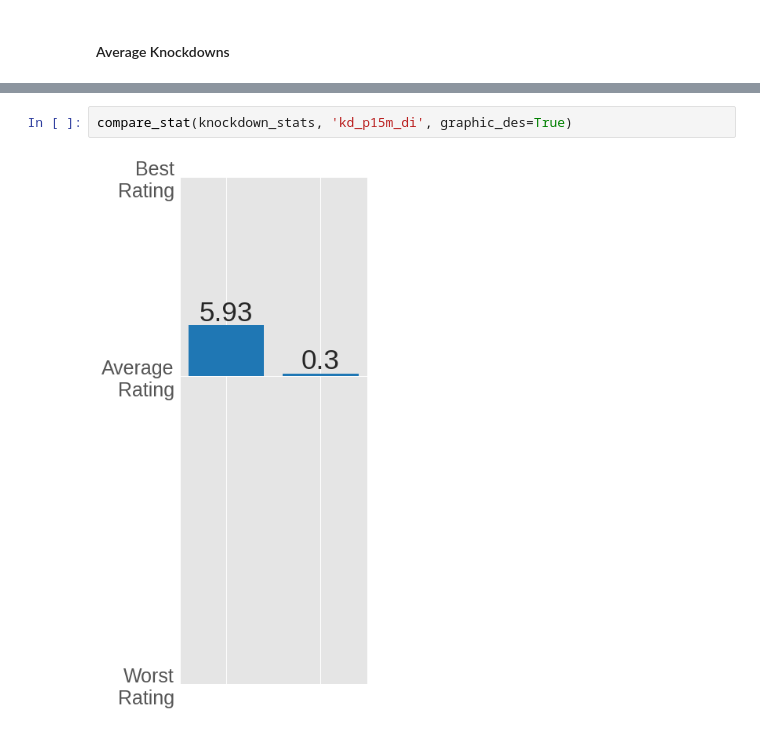
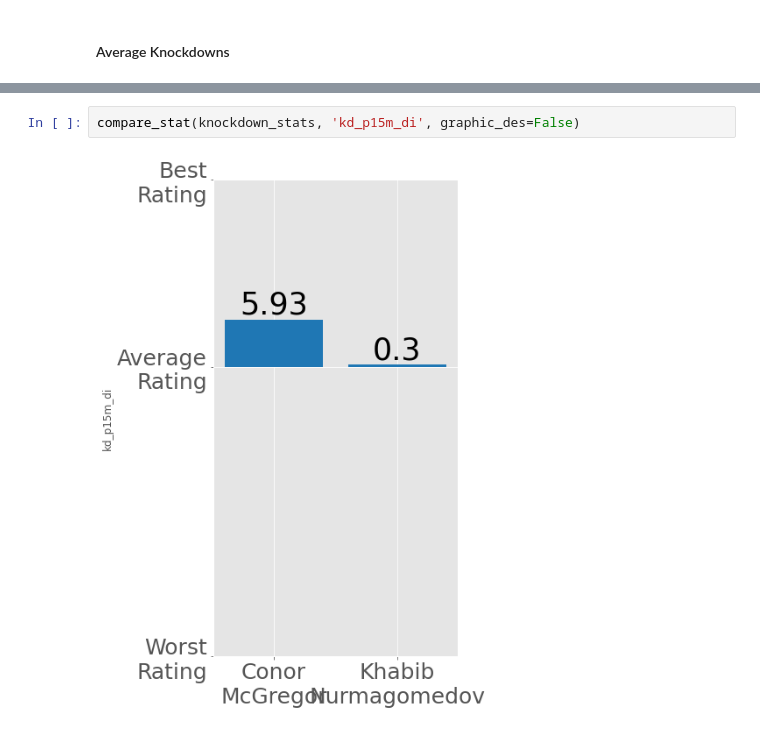
Before and after one commit to mesterhammerfic/match_finder, a Jupyter notebook: notebooks/02_data_exploration/07c_differentials_case_study.ipynb, the cells around one changed output, grey strips where cells are left out. Drawn from its saved outputs; the diff is of its cells as text.

```diff
--- a/notebooks/02_data_exploration/07c_differentials_case_study.ipynb
+++ b/notebooks/02_data_exploration/07c_differentials_case_study.ipynb
@@ -282,4 +284,4 @@ Name: kd_p15m_di, dtype: float64
 # %%
-compare_stat(knockdown_stats, 'kd_p15m_di', graphic_des=True)
+compare_stat(knockdown_stats, 'kd_p15m_di', graphic_des=False)
 # %% [output]
-[figure, old version]
+[figure, new version]
```
Also changed, not shown: parts of 30 cells of this notebook, 2 other files.
